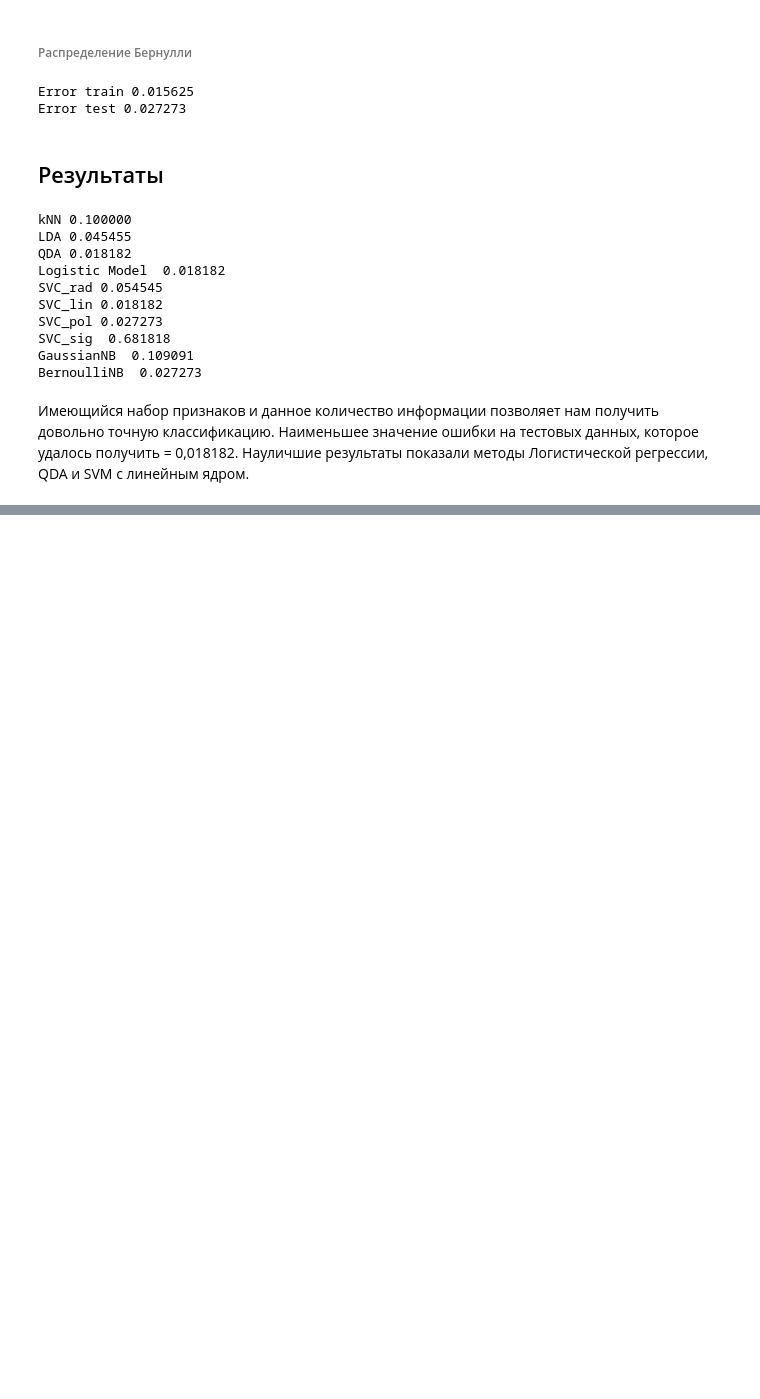
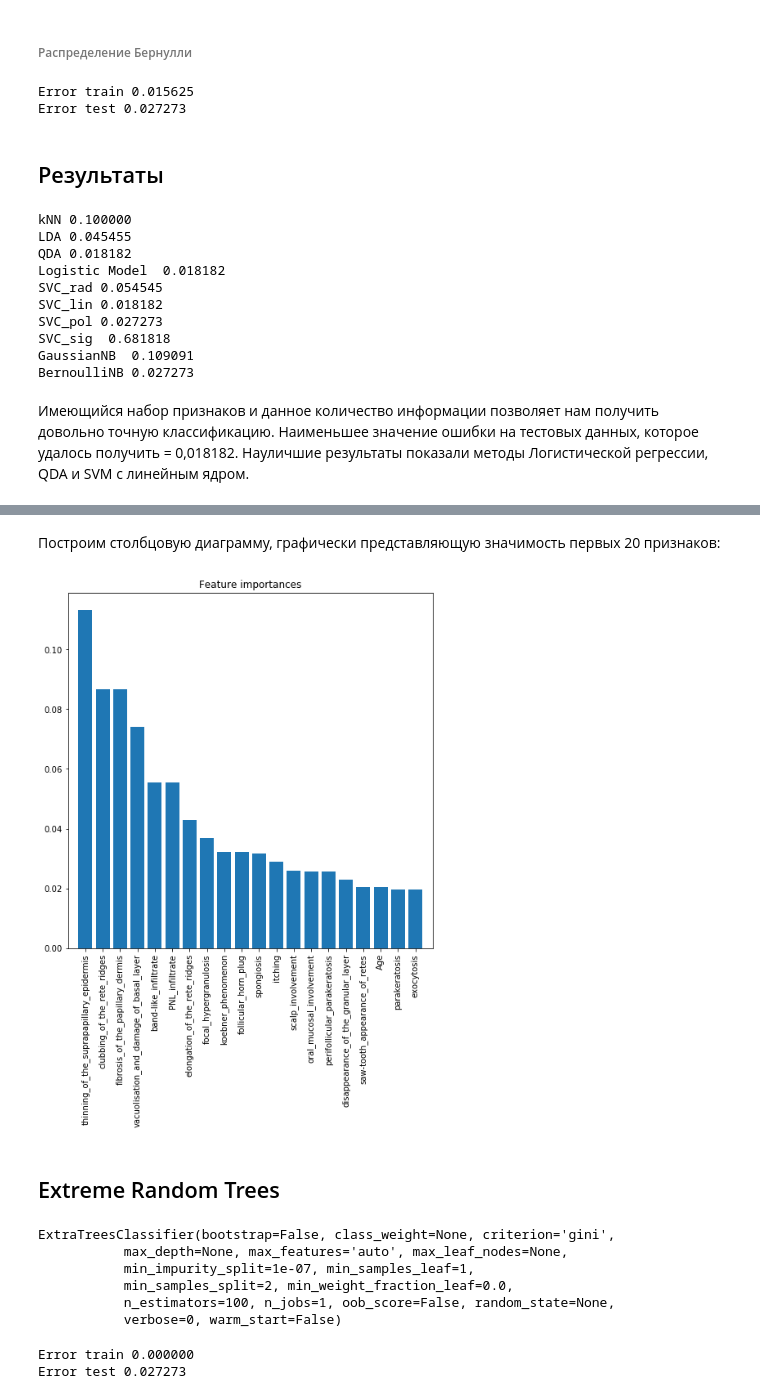
Before and after one commit to lobiviam/methods-of-data-analysis, a Jupyter notebook: Dermatology.ipynb, the cells around one changed output, grey strips where cells are left out. Saved outputs shown, nothing was run; the diff lists cells and outputs as text; code cells hidden in the pictures; blank space fills up the shorter version.

```diff
--- a/Dermatology.ipynb
+++ b/Dermatology.ipynb
@@ -1102,0 +1169,4 @@ BernoulliNB  0.027273
+# %%
+features = X.columns.values
+rf = ensemble.RandomForestClassifier()
+rf.fit(X_train, y_train)
@@ -1102,0 +1180,7 @@ BernoulliNB  0.027273
+# %%
+importances = rf.feature_importances_
+indices = np.argsort(importances)[::-1]
+
+print("Feature importances:")
+for f, idx in enumerate(indices):
+    print("{:2d}. feature '{:5s}' ({:.4f})".format(f + 1, feature_names[idx], importances[idx]))
@@ -1102,0 +1205,31 @@ BernoulliNB  0.027273
+# %% [markdown]
+Построим столбцовую диаграмму, графически представляющую значимость первых 20 признаков:
+# %%
+d_first = 20
+plt.figure(figsize=(8, 8))
+plt.title("Feature importances")
+plt.bar(range(d_first), importances[indices[:d_first]], align='center')
+plt.xticks(range(d_first), np.array(feature_names)[indices[:d_first]], rotation=90)
+plt.xlim([-1, d_first]);
+# %% [output]
+[figure, added]
+# %% [markdown]
+## Extreme Random Trees
+# %%
+ert = ensemble.ExtraTreesClassifier(n_estimators=100)
+ert.fit(X_train, y_train)
+# %% [output]
+ExtraTreesClassifier(bootstrap=False, class_weight=None, criterion='gini',
+           max_depth=None, max_features='auto', max_leaf_nodes=None,
+           min_impurity_split=1e-07, min_samples_leaf=1,
+           min_samples_split=2, min_weight_fraction_leaf=0.0,
+           n_estimators=100, n_jobs=1, oob_score=False, random_state=None,
+           verbose=0, warm_start=False)
+# %%
+ert_err_train = np.mean(y_train != ert.predict(X_train))
+ert_err_test = np.mean(y_test != ert.predict(X_test))
+print('Error train %f \nError test %f'
+      %(ert_err_train, ert_err_test))
+# %% [output]
+Error train 0.000000
+Error test 0.027273
```
Also changed, not shown: parts of 41 cells of this notebook.
